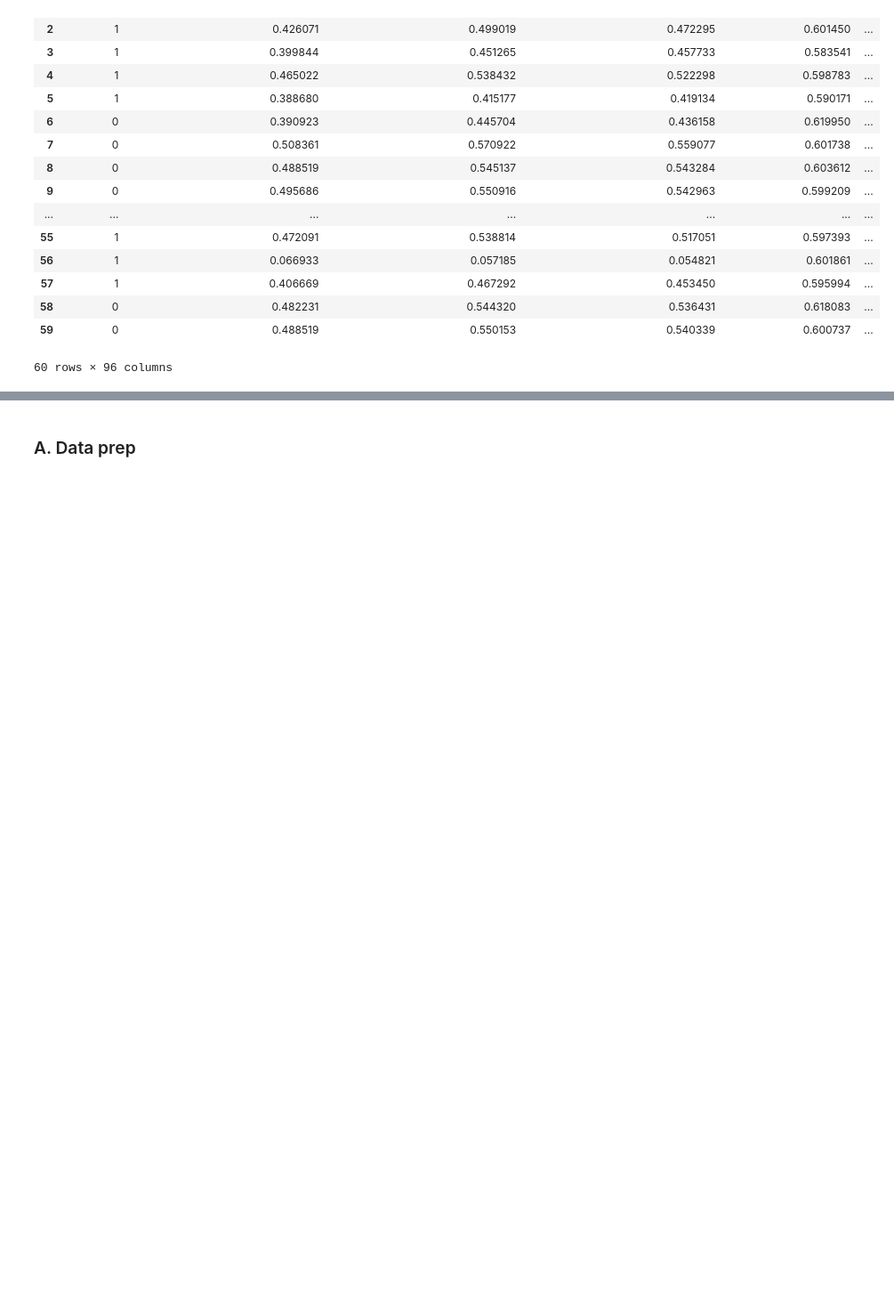
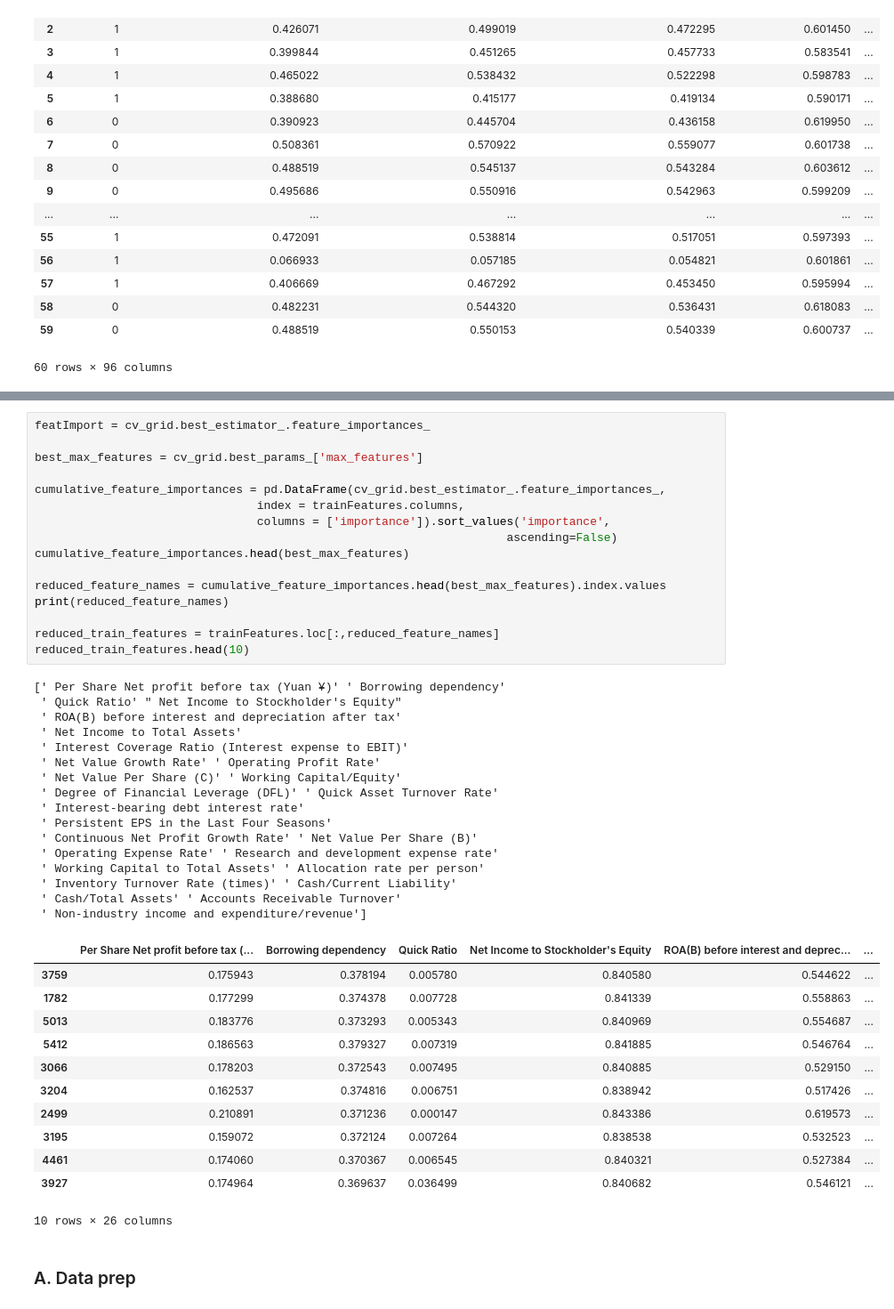
Before and after one commit to attruong00/ml-final, a Jupyter notebook: Zach_FinalProject_ScikitLearn.ipynb, the cells around one changed output, grey strips where cells are left out. Shown: that part at 89% size. Cells and saved outputs as stored; diff of their text form; blank space fills up the shorter version.

```diff
--- a/Zach_FinalProject_ScikitLearn.ipynb
+++ b/Zach_FinalProject_ScikitLearn.ipynb
@@ -170,3 +92,48 @@ TypeError: ignored
+# %%
+featImport = cv_grid.best_estimator_.feature_importances_
+
+best_max_features = cv_grid.best_params_['max_features']
+
+cumulative_feature_importances = pd.DataFrame(cv_grid.best_estimator_.feature_importances_,
+                                index = trainFeatures.columns,
+                                columns = ['importance']).sort_values('importance',
+                                                                    ascending=False)
+cumulative_feature_importances.head(best_max_features)
+
+reduced_feature_names = cumulative_feature_importances.head(best_max_features).index.values
+print(reduced_feature_names)
+
+reduced_train_features = trainFeatures.loc[:,reduced_feature_names]
+reduced_train_features.head(10)
+# %% [output]
+[' Per Share Net profit before tax (Yuan ¥)' ' Borrowing dependency'
+ ' Quick Ratio' " Net Income to Stockholder's Equity"
+ ' ROA(B) before interest and depreciation after tax'
+ ' Net Income to Total Assets'
+ ' Interest Coverage Ratio (Interest expense to EBIT)'
+ ' Net Value Growth Rate' ' Operating Profit Rate'
+ ' Net Value Per Share (C)' ' Working Capital/Equity'
+ ' Degree of Financial Leverage (DFL)' ' Quick Asset Turnover Rate'
+ ' Interest-bearing debt interest rate'
+ ' Persistent EPS in the Last Four Seasons'
+ ' Continuous Net Profit Growth Rate' ' Net Value Per Share (B)'
+ ' Operating Expense Rate' ' Research and development expense rate'
+ ' Working Capital to Total Assets' ' Allocation rate per person'
+ ' Inventory Turnover Rate (times)' ' Cash/Current Liability'
+ ' Cash/Total Assets' ' Accounts Receivable Turnover'
+ ' Non-industry income and expenditure/revenue']
+|  | Per Share Net profit before tax (... | Borrowing dependency | Quick Ratio | Net Income to Stockholder's Equity | ROA(B) before interest and deprec... | ... |
+| 3759 | 0.175943 | 0.378194 | 0.005780 | 0.840580 | 0.544622 | ... |
+| 1782 | 0.177299 | 0.374378 | 0.007728 | 0.841339 | 0.558863 | ... |
+| 5013 | 0.183776 | 0.373293 | 0.005343 | 0.840969 | 0.554687 | ... |
+| 5412 | 0.186563 | 0.379327 | 0.007319 | 0.841885 | 0.546764 | ... |
+| 3066 | 0.178203 | 0.372543 | 0.007495 | 0.840885 | 0.529150 | ... |
+| 3204 | 0.162537 | 0.374816 | 0.006751 | 0.838942 | 0.517426 | ... |
+| 2499 | 0.210891 | 0.371236 | 0.000147 | 0.843386 | 0.619573 | ... |
+| 3195 | 0.159072 | 0.372124 | 0.007264 | 0.838538 | 0.532523 | ... |
+| 4461 | 0.174060 | 0.370367 | 0.006545 | 0.840321 | 0.527384 | ... |
+| 3927 | 0.174964 | 0.369637 | 0.036499 | 0.840682 | 0.546121 | ... |
+10 rows × 26 columns
 # %% [markdown]
 ### A. Data prep
 # %% [markdown]
```
Also changed, not shown: parts of 4 cells of this notebook.
